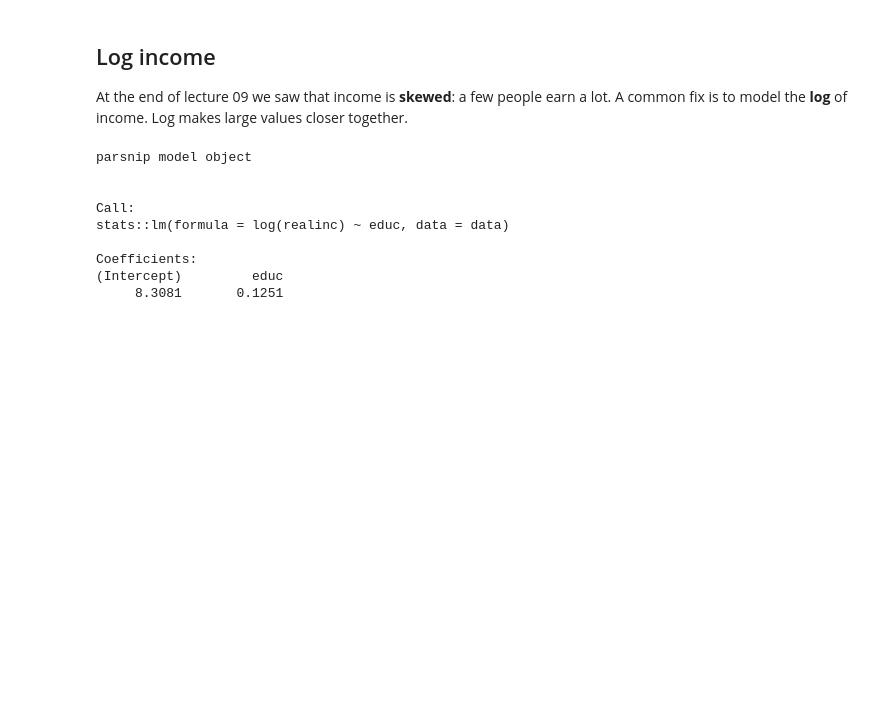
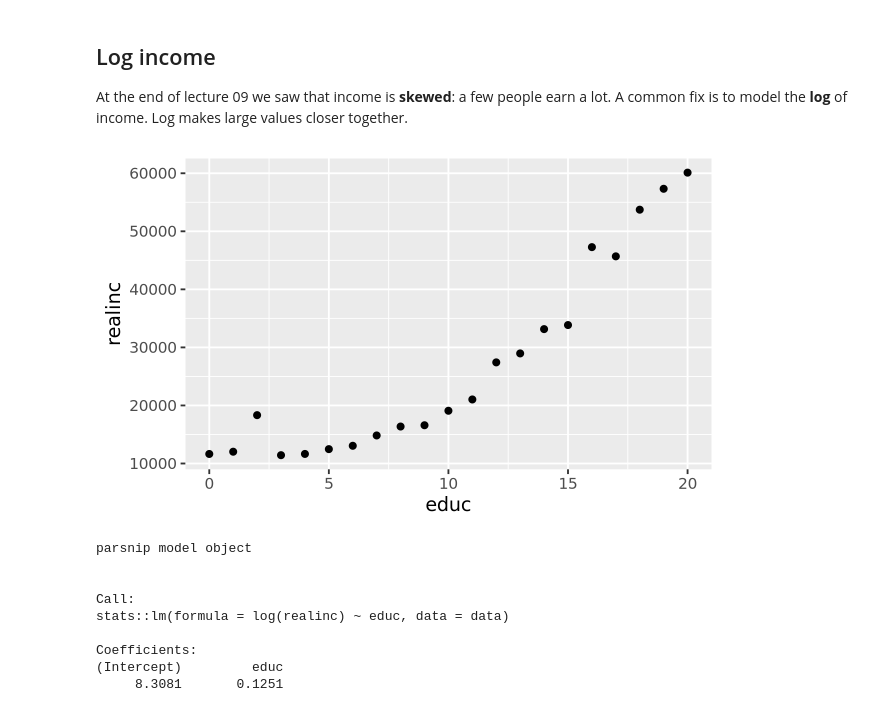
Before and after one commit to tejverma/codespace, a Jupyter notebook: notebooks/10-lecture-marginal-effects.ipynb, the cells around one changed output. Saved outputs shown, nothing was run; the diff lists cells and outputs as text; code cells hidden in the pictures; blank space fills up the shorter version.

```diff
--- a/notebooks/10-lecture-marginal-effects.ipynb
+++ b/notebooks/10-lecture-marginal-effects.ipynb
@@ -247,6 +253,14 @@ The two columns differ by about $20. The difference from 25 to 26 measures the s
 ## Log income
 
 At the end of lecture 09 we saw that income is **skewed**: a few people earn a lot. A common fix is to model the **log** of income. Log makes large values closer together.
+# %%
+gss |>
+group_by(educ) |>
+summarize(realinc = mean(realinc)) |>
+mutate(log_realinc = log(realinc)) |>
+ggplot(aes(x = educ, y = realinc)) + geom_point()
+# %% [output]
+[figure, added]
 # %%
 fit_log <- linear_reg() |> fit(log(realinc) ~ educ, data = gss)
 
```
Also changed, not shown: parts of 7 cells of this notebook, 3 other files.
